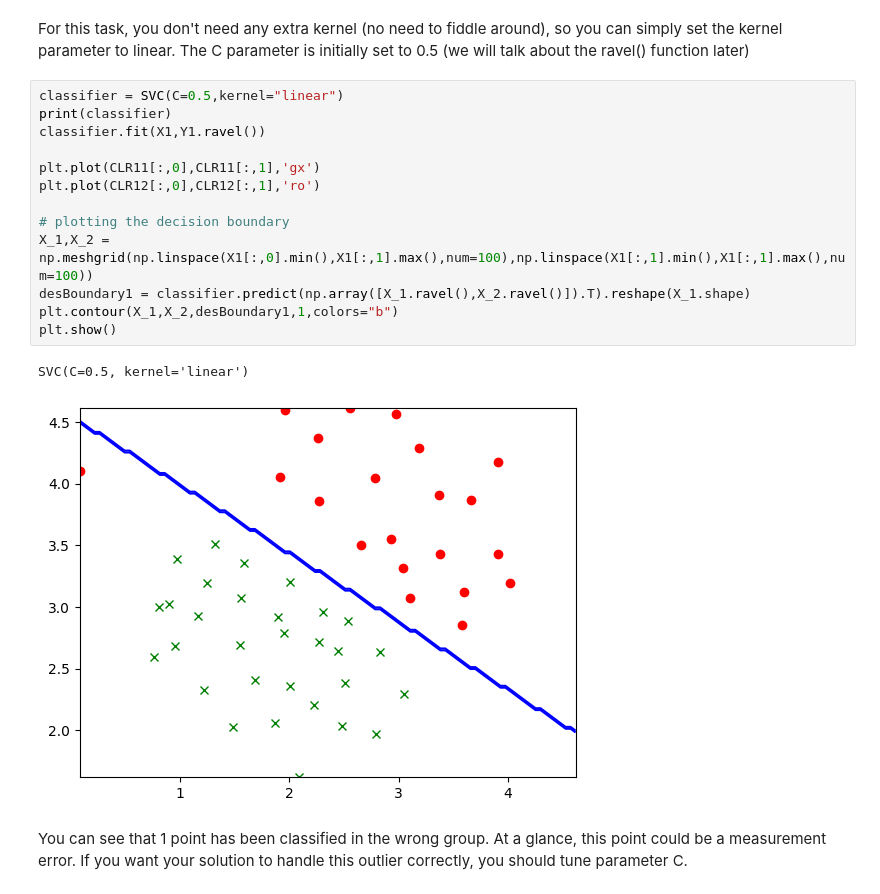
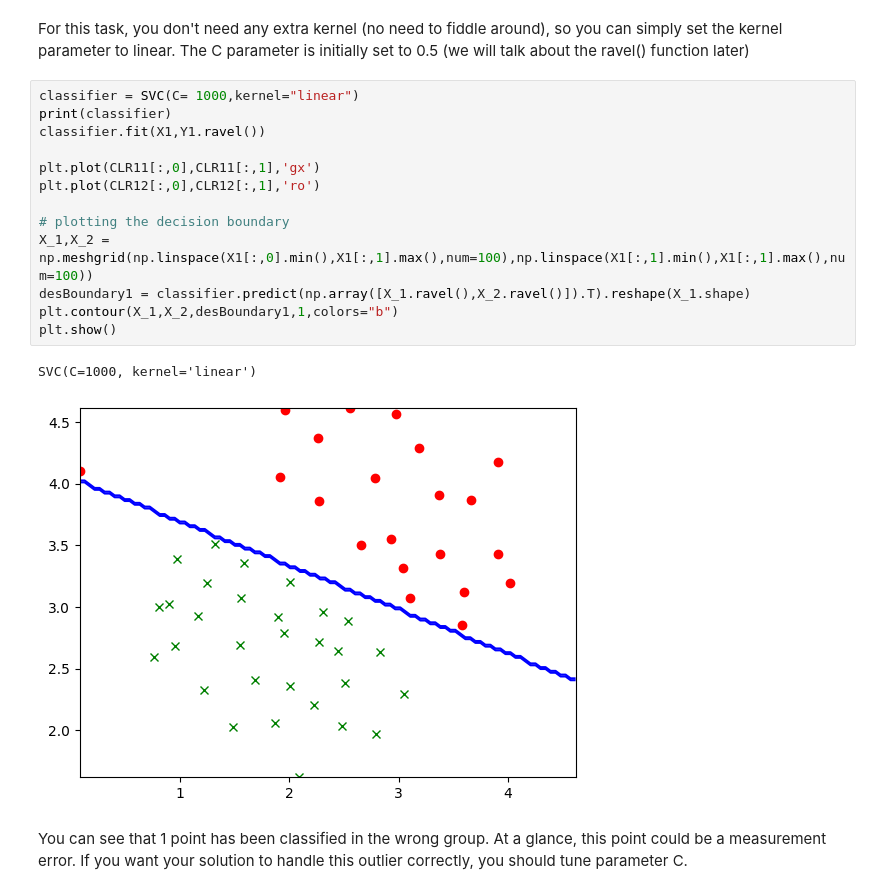
Before and after one commit to hubaycsenge/Methods_and_Tools, a Jupyter notebook: Practice_10/Solutions/L09 - SVM_solved.ipynb, the cells around one changed output. Cells and saved outputs as stored; diff of their text form.

```diff
--- a/Practice_10/Solutions/L09 - SVM_solved.ipynb
+++ b/Practice_10/Solutions/L09 - SVM_solved.ipynb
@@ -157,21 +157,21 @@ Observing our data, we can see that this data set is linearly separable. We use
 For this task, you don't need any extra kernel (no need to fiddle around), so you can simply set the kernel parameter to linear.
 The C parameter is initially set to 0.5 (we will talk about the ravel() function later)
 # %%
-classifier = SVC(C=0.5,kernel="linear")
+classifier = SVC(C= 1000,kernel="linear")
 print(classifier)
 classifier.fit(X1,Y1.ravel())
 
 plt.plot(CLR11[:,0],CLR11[:,1],'gx')
 plt.plot(CLR12[:,0],CLR12[:,1],'ro')
 
 # plotting the decision boundary
 X_1,X_2 = np.meshgrid(np.linspace(X1[:,0].min(),X1[:,1].max(),num=100),np.linspace(X1[:,1].min(),X1[:,1].max(),num=100))
 desBoundary1 = classifier.predict(np.array([X_1.ravel(),X_2.ravel()]).T).reshape(X_1.shape)
 plt.contour(X_1,X_2,desBoundary1,1,colors="b")
 plt.show()
 # %% [output]
-SVC(C=0.5, kernel='linear')
+SVC(C=1000, kernel='linear')
-[figure, old version]
+[figure, new version]
 # %% [markdown]
 You can see that 1 point has been classified in the wrong group. At a glance, this point could be a measurement error. If you want your solution to handle this outlier correctly, you should tune parameter C.
 # %% [markdown]
```
Also changed, not shown: parts of 2 cells of this notebook, 7 other files.
